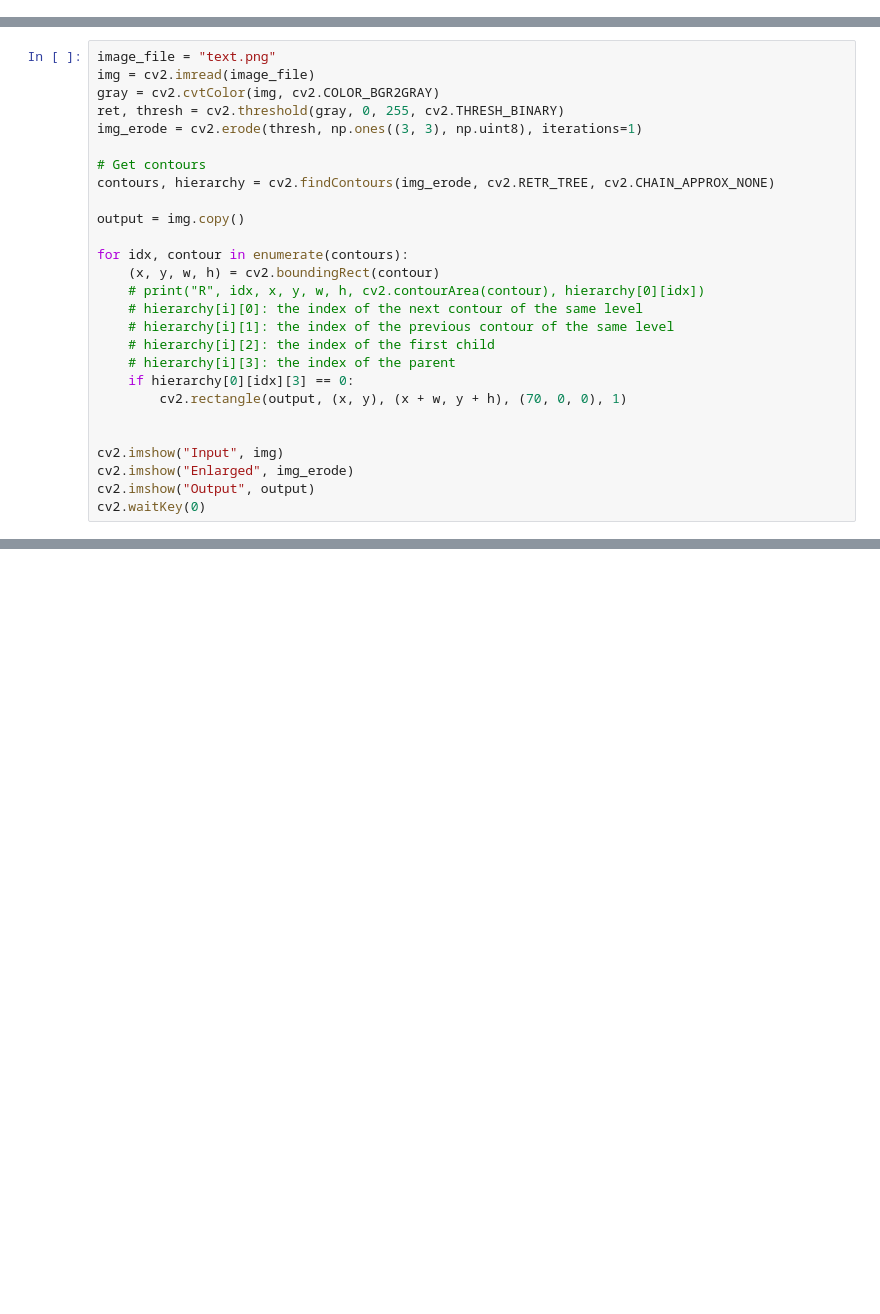
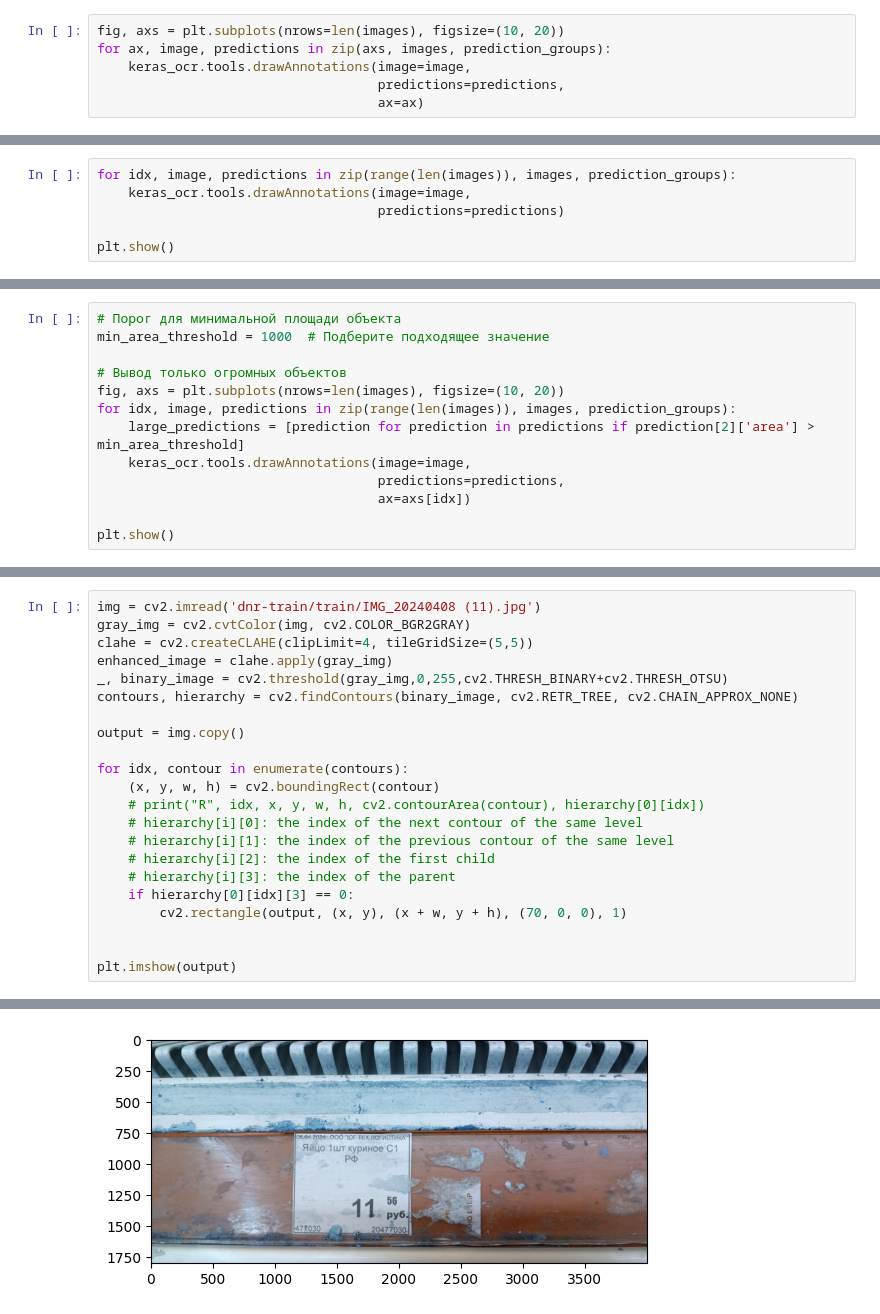
Before and after one commit to larkes-cyber/HackathonPriceApp, a Jupyter notebook: Masha.ipynb, the cells around one changed output, grey strips where cells are left out. Cells and saved outputs as stored; diff of their text form; blank space fills up the shorter version.

```diff
--- a/Masha.ipynb
+++ b/Masha.ipynb
@@ -31,0 +79,6 @@ plt.show()
+# %%
+fig, axs = plt.subplots(nrows=len(images), figsize=(10, 20))
+for ax, image, predictions in zip(axs, images, prediction_groups):
+    keras_ocr.tools.drawAnnotations(image=image,
+                                    predictions=predictions,
+                                    ax=ax)
@@ -31,0 +104,6 @@ plt.show()
+# %%
+for idx, image, predictions in zip(range(len(images)), images, prediction_groups):
+    keras_ocr.tools.drawAnnotations(image=image,
+                                    predictions=predictions)
+
+plt.show()
@@ -31,0 +131,13 @@ plt.show()
+# %%
+# Порог для минимальной площади объекта
+min_area_threshold = 1000  # Подберите подходящее значение
+
+# Вывод только огромных объектов
+fig, axs = plt.subplots(nrows=len(images), figsize=(10, 20))
+for idx, image, predictions in zip(range(len(images)), images, prediction_groups):
+    large_predictions = [prediction for prediction in predictions if prediction[2]['area'] > min_area_threshold]
+    keras_ocr.tools.drawAnnotations(image=image,
+                                    predictions=predictions,
+                                    ax=axs[idx])
+
+plt.show()
@@ -38,12 +192,10 @@ text
 # %%
-image_file = "text.png"
-img = cv2.imread(image_file)
-gray = cv2.cvtColor(img, cv2.COLOR_BGR2GRAY)
-ret, thresh = cv2.threshold(gray, 0, 255, cv2.THRESH_BINARY)
-img_erode = cv2.erode(thresh, np.ones((3, 3), np.uint8), iterations=1)
-
-# Get contours
-contours, hierarchy = cv2.findContours(img_erode, cv2.RETR_TREE, cv2.CHAIN_APPROX_NONE)
+img = cv2.imread('dnr-train/train/IMG_20240408 (11).jpg')
+gray_img = cv2.cvtColor(img, cv2.COLOR_BGR2GRAY)
+clahe = cv2.createCLAHE(clipLimit=4, tileGridSize=(5,5))
+enhanced_image = clahe.apply(gray_img)
+_, binary_image = cv2.threshold(gray_img,0,255,cv2.THRESH_BINARY+cv2.THRESH_OTSU)
+contours, hierarchy = cv2.findContours(binary_image, cv2.RETR_TREE, cv2.CHAIN_APPROX_NONE)
 
 output = img.copy()
 
@@ -58,7 +210,5 @@ for idx, contour in enumerate(contours):
         cv2.rectangle(output, (x, y), (x + w, y + h), (70, 0, 0), 1)
 
 
-cv2.imshow("Input", img)
-cv2.imshow("Enlarged", img_erode)
-cv2.imshow("Output", output)
-cv2.waitKey(0)
+plt.imshow(output)
+# %% [output]
@@ -64,0 +216 @@ cv2.waitKey(0)
+[figure, added]
```
Also changed, not shown: parts of 17 cells of this notebook.
